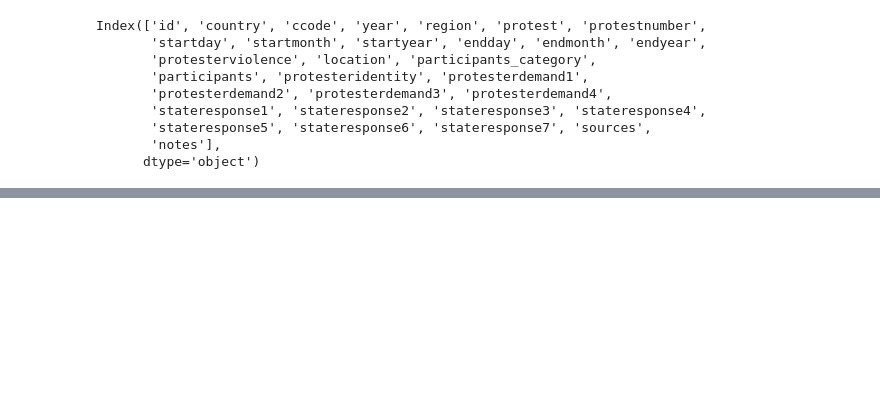
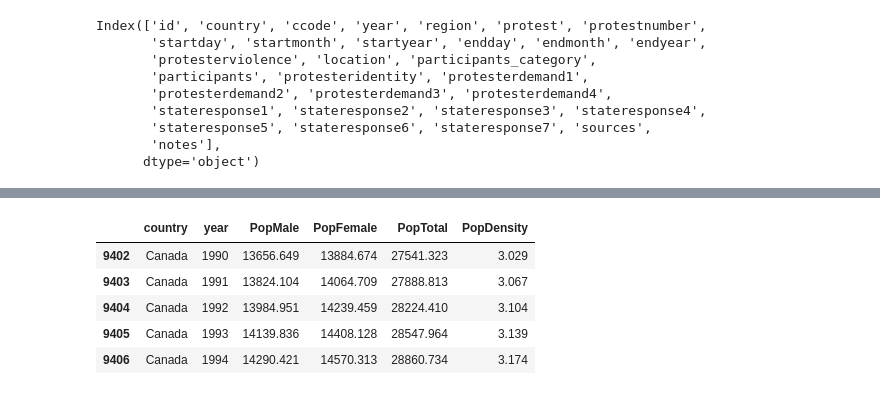
Before and after one commit to EmFib/Mass-Protests, a Jupyter notebook: users/Add_Global_Population.ipynb, the cells around one changed output, grey strips where cells are left out. Cells and saved outputs as stored; diff of their text form; code cells hidden in the pictures; blank space fills up the shorter version.

```diff
--- a/users/Add_Global_Population.ipynb
+++ b/users/Add_Global_Population.ipynb
@@ -437,0 +499,9 @@ mass[mass['country']=='Germany'][['startmonth','startyear','endmonth','endyear',
+# %%
+pop_df[pop_df['country']=='Canada'][['country','year','PopMale','PopFemale','PopTotal','PopDensity']].head()
+# %% [output]
+|  | country | year | PopMale | PopFemale | PopTotal | PopDensity |
+| 9402 | Canada | 1990 | 13656.649 | 13884.674 | 27541.323 | 3.029 |
+| 9403 | Canada | 1991 | 13824.104 | 14064.709 | 27888.813 | 3.067 |
+| 9404 | Canada | 1992 | 13984.951 | 14239.459 | 28224.410 | 3.104 |
+| 9405 | Canada | 1993 | 14139.836 | 14408.128 | 28547.964 | 3.139 |
+| 9406 | Canada | 1994 | 14290.421 | 14570.313 | 28860.734 | 3.174 |
```
Also changed, not shown: parts of 45 cells of this notebook, 1 other file.
